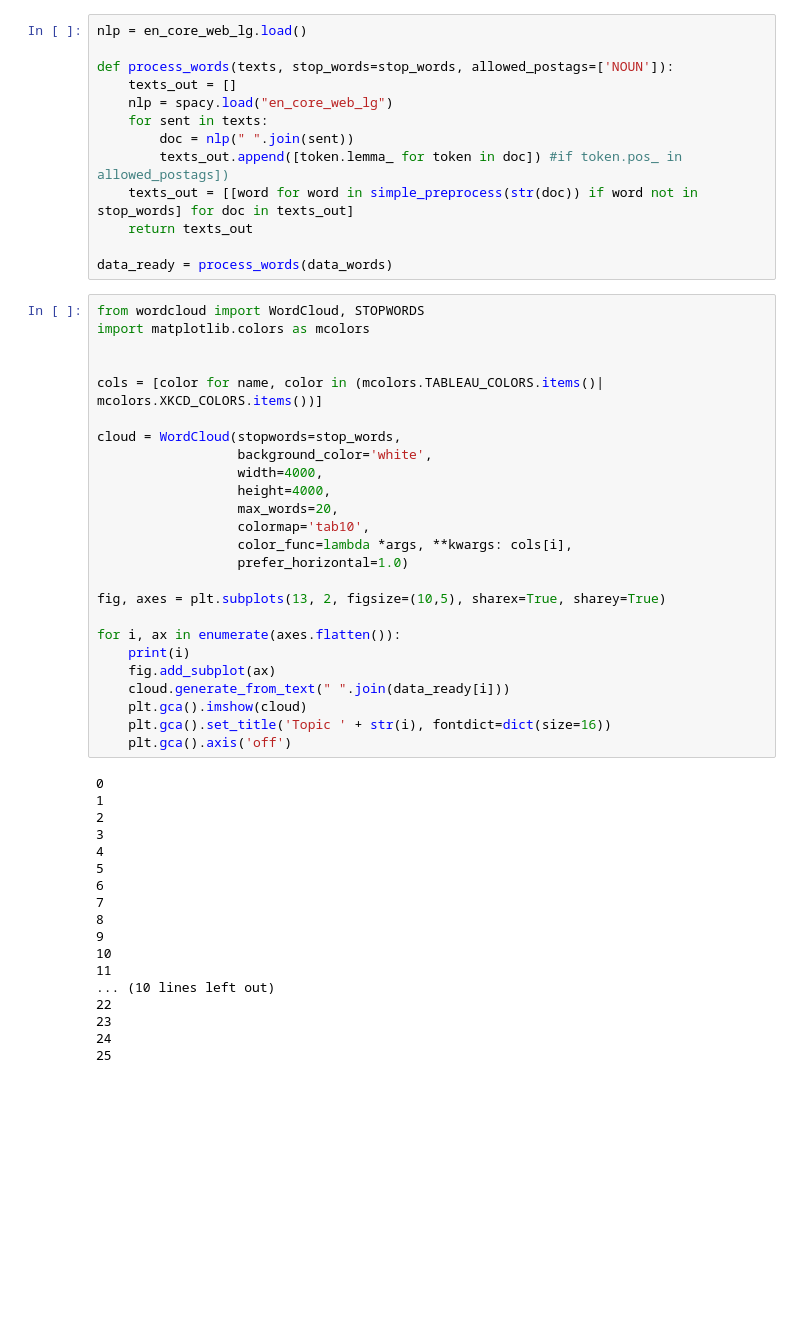
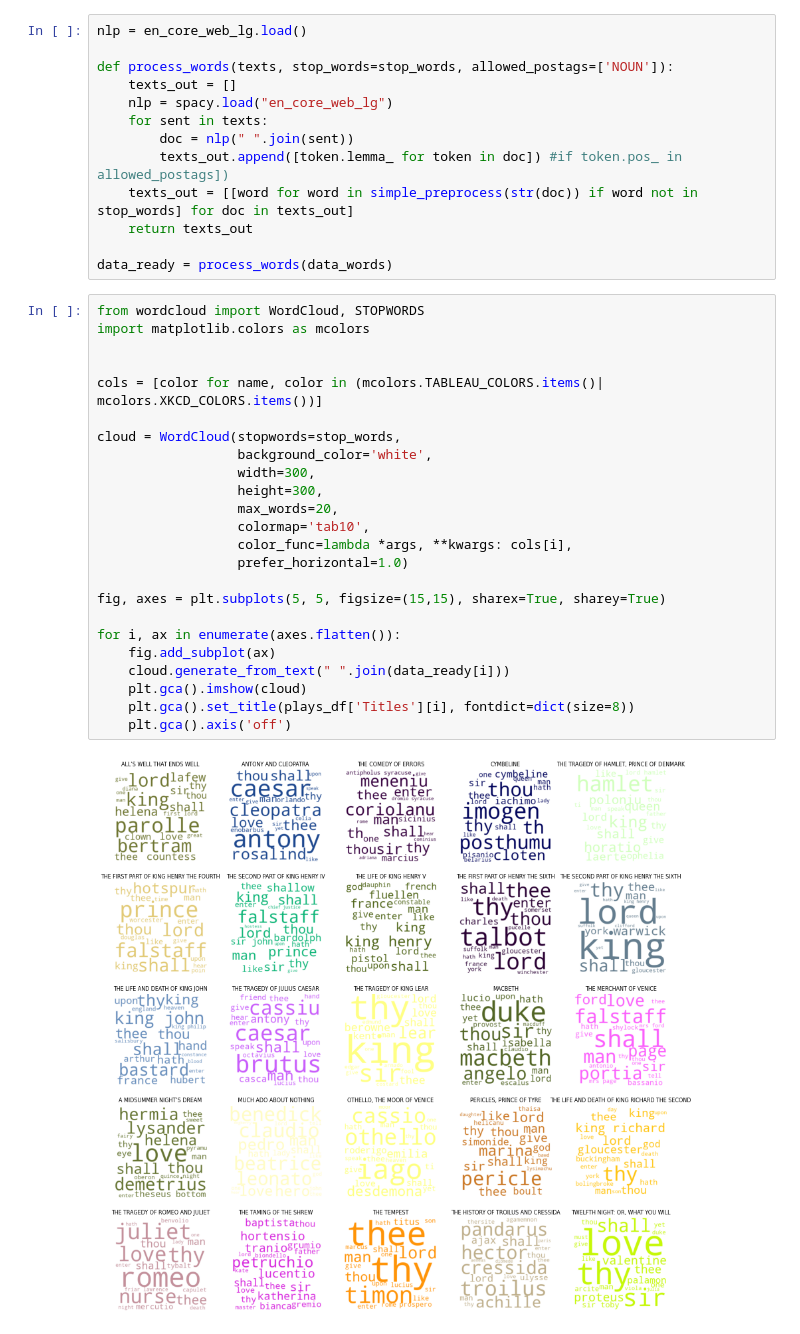
Before and after one commit to lewisponsonby/CodeOlympics, a Jupyter notebook: MS4.ipynb, the cells around one changed output. Cells and saved outputs as stored; diff of their text form; blank space fills up the shorter version.

```diff
--- a/MS4.ipynb
+++ b/MS4.ipynb
@@ -63,43 +63,26 @@ data_ready = process_words(data_words)
 # %%
 from wordcloud import WordCloud, STOPWORDS
 import matplotlib.colors as mcolors
 
 
 cols = [color for name, color in (mcolors.TABLEAU_COLORS.items()| mcolors.XKCD_COLORS.items())]
 
 cloud = WordCloud(stopwords=stop_words,
                   background_color='white',
-                  width=4000,
-                  height=4000,
+                  width=300,
+                  height=300,
                   max_words=20,
                   colormap='tab10',
                   color_func=lambda *args, **kwargs: cols[i],
                   prefer_horizontal=1.0)
 
-fig, axes = plt.subplots(13, 2, figsize=(10,5), sharex=True, sharey=True)
+fig, axes = plt.subplots(5, 5, figsize=(15,15), sharex=True, sharey=True)
 
 for i, ax in enumerate(axes.flatten()):
-    print(i)
     fig.add_subplot(ax)
     cloud.generate_from_text(" ".join(data_ready[i]))
     plt.gca().imshow(cloud)
-    plt.gca().set_title('Topic ' + str(i), fontdict=dict(size=16))
+    plt.gca().set_title(plays_df['Titles'][i], fontdict=dict(size=8))
     plt.gca().axis('off')
 # %% [output]
-0
-1
-2
-3
-4
-5
-6
-7
-8
-9
-10
-11
-... (10 lines left out)
-22
-23
-24
-25
+[figure, added]
```
Also changed, not shown: parts of 7 cells of this notebook, 1 other file.
